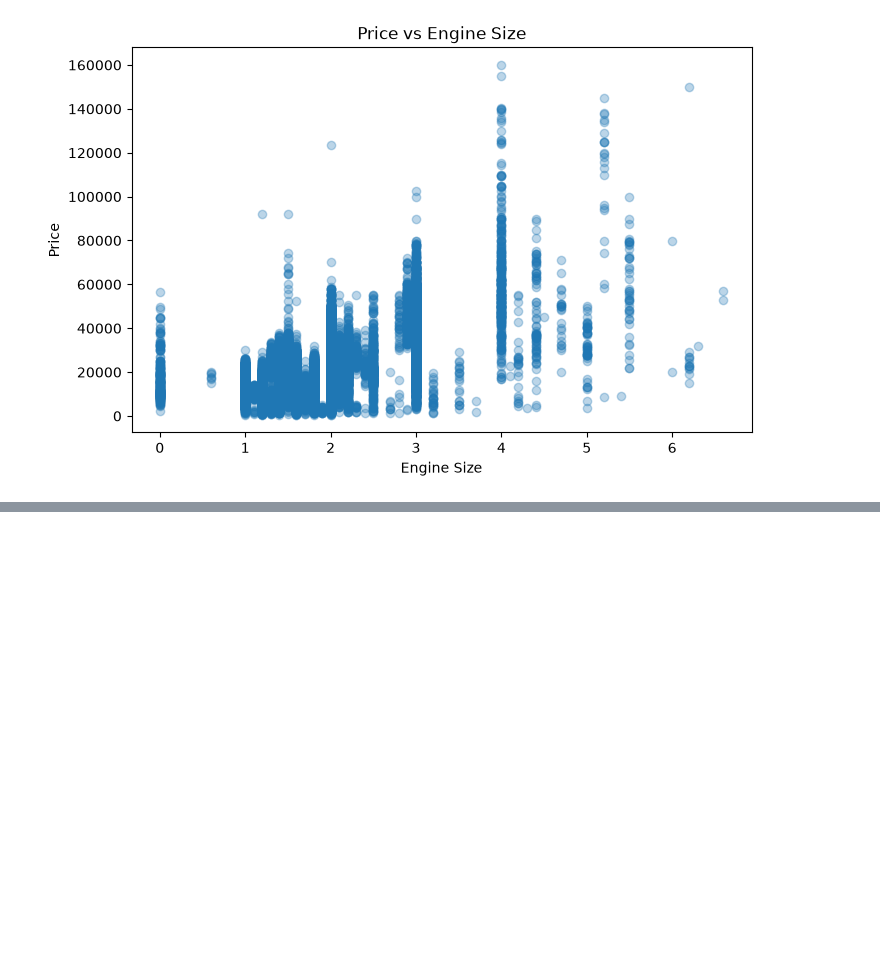
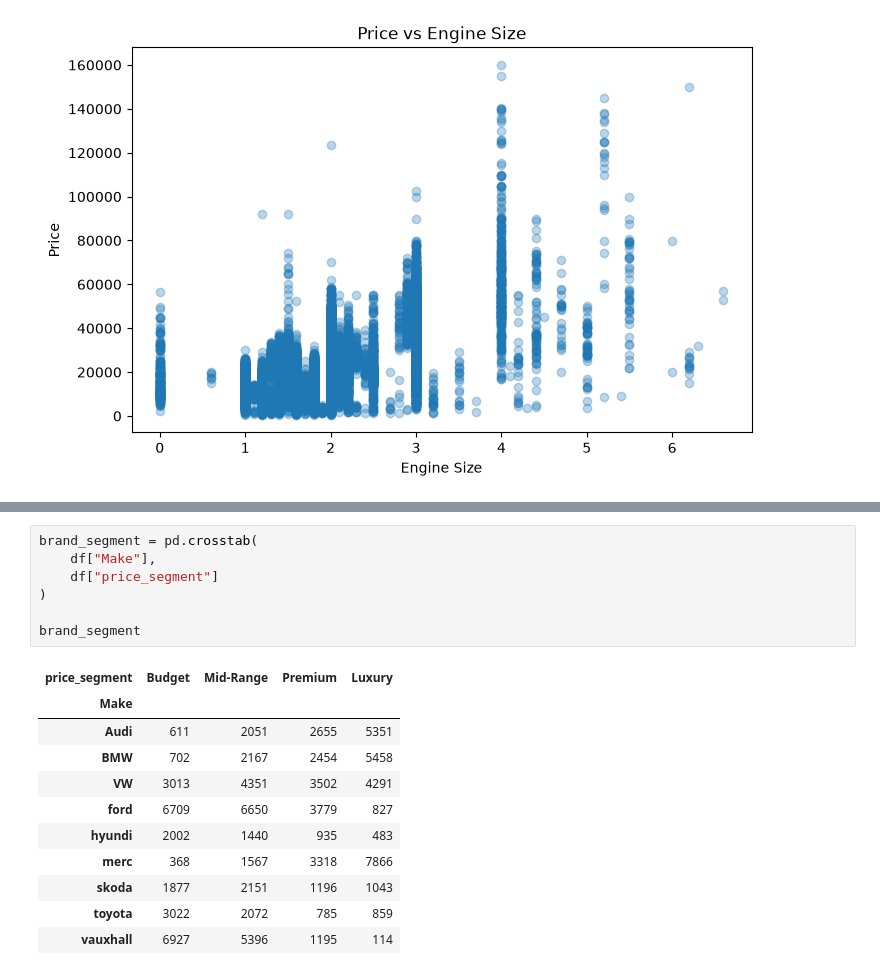
Before and after one commit to niteshbairwa185-pixel/automobile-intelligent-system, a Jupyter notebook: notebooks/02_EDA.ipynb, the cells around one changed output, grey strips where cells are left out. Saved outputs shown, nothing was run; the diff lists cells and outputs as text; blank space fills up the shorter version.

```diff
--- a/notebooks/02_EDA.ipynb
+++ b/notebooks/02_EDA.ipynb
@@ -268,0 +293,19 @@ plt.show()
+# %%
+brand_segment = pd.crosstab(
+    df["Make"],
+    df["price_segment"]
+)
+
+brand_segment
+# %% [output]
+| price_segment | Budget | Mid-Range | Premium | Luxury |
+| Make |  |  |  |  |
+| Audi | 611 | 2051 | 2655 | 5351 |
+| BMW | 702 | 2167 | 2454 | 5458 |
+| VW | 3013 | 4351 | 3502 | 4291 |
+| ford | 6709 | 6650 | 3779 | 827 |
+| hyundi | 2002 | 1440 | 935 | 483 |
+| merc | 368 | 1567 | 3318 | 7866 |
+| skoda | 1877 | 2151 | 1196 | 1043 |
+| toyota | 3022 | 2072 | 785 | 859 |
+| vauxhall | 6927 | 5396 | 1195 | 114 |
```
Also changed, not shown: parts of 3 cells of this notebook.
